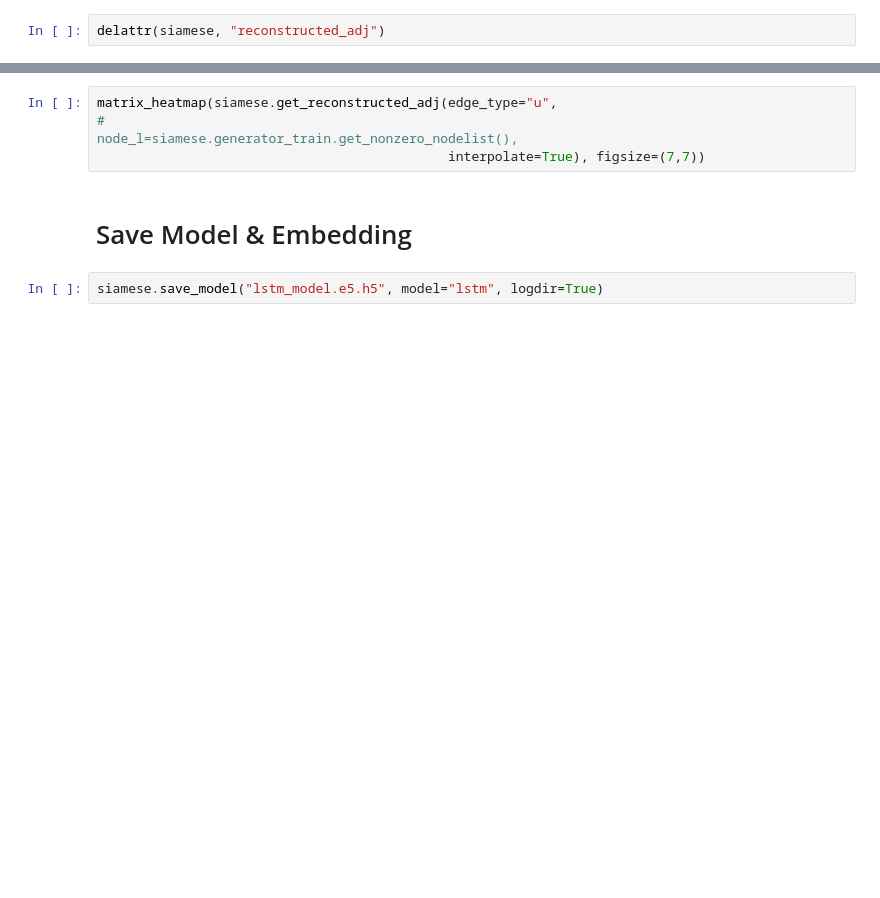
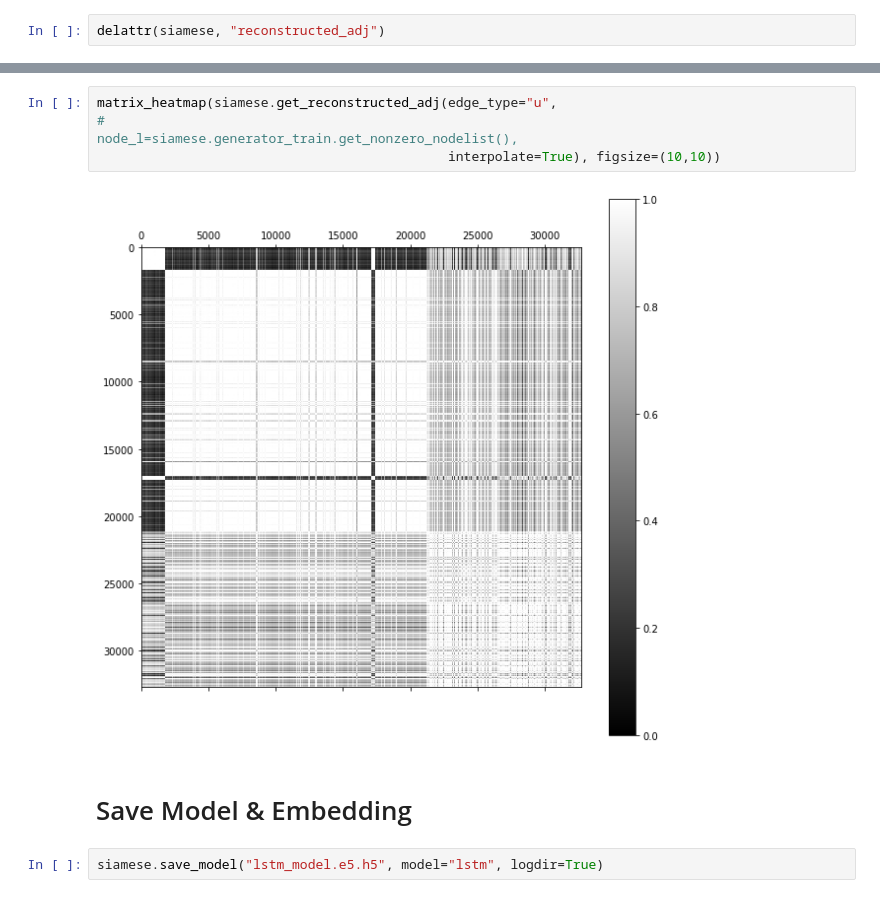
Before and after one commit to JonnyTran/MultiOmicsGraphEmbedding, a Jupyter notebook: Siamese Graph Embedding.ipynb, the cells around one changed output, grey strips where cells are left out. Saved outputs shown, nothing was run; the diff lists cells and outputs as text; blank space fills up the shorter version.

```diff
--- a/Siamese Graph Embedding.ipynb
+++ b/Siamese Graph Embedding.ipynb
@@ -160,7 +200,9 @@ matrix_heatmap(siamese.get_reconstructed_adj(edge_type="d",
 # %%
 matrix_heatmap(siamese.get_reconstructed_adj(edge_type="u",
 #                                              node_l=siamese.generator_train.get_nonzero_nodelist(),
-                                             interpolate=True), figsize=(7,7))
+                                             interpolate=True), figsize=(10,10))
+# %% [output]
+[figure, added]
 # %% [markdown]
 # Save Model & Embedding
 # %%
```
Also changed, not shown: parts of 5 cells of this notebook, 3 other files.
